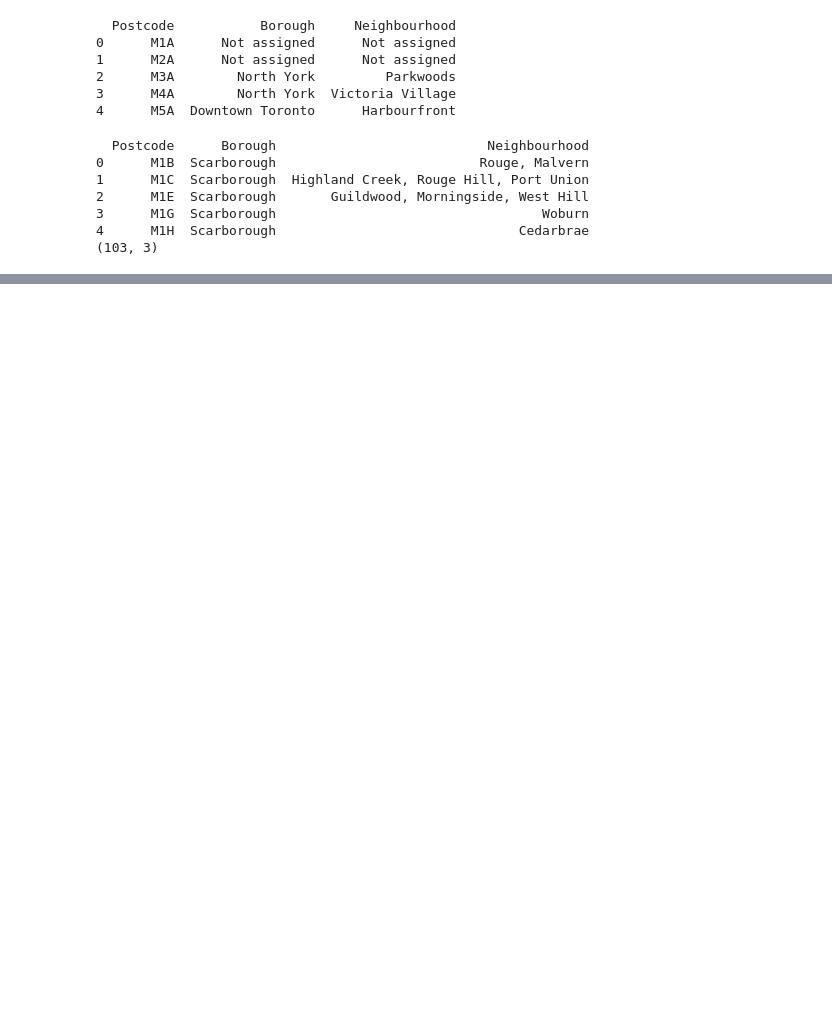
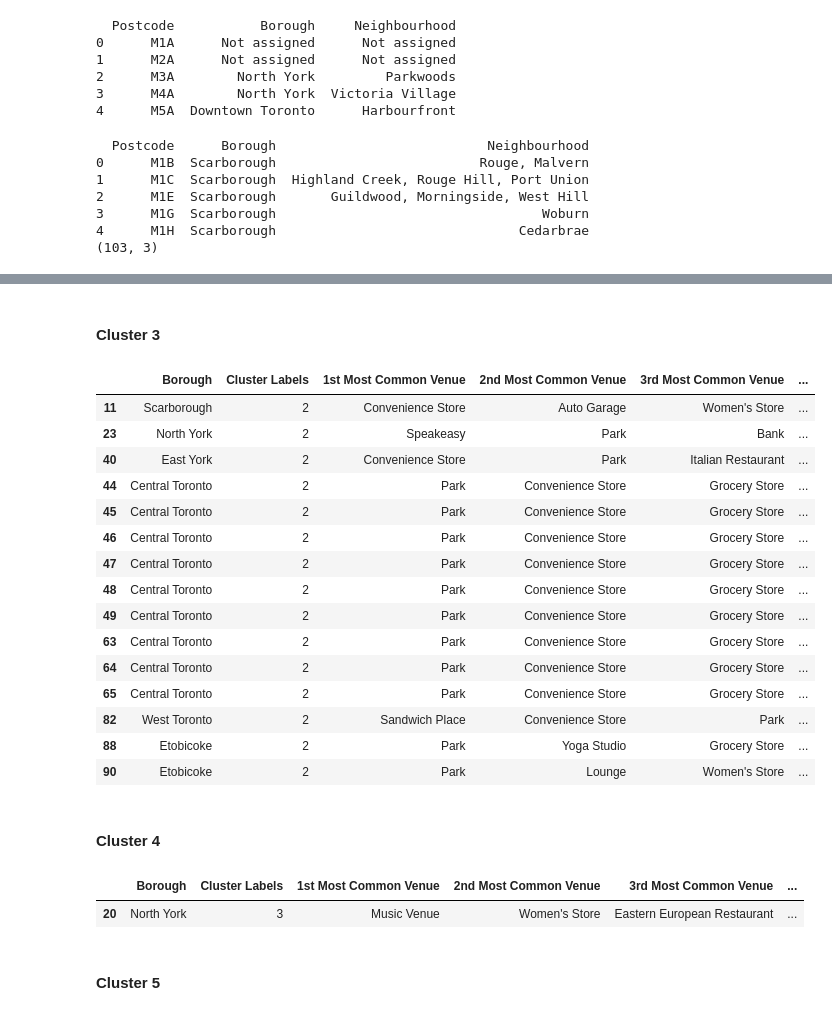
Before and after one commit to Avila27/Coursera_Capstone, a Jupyter notebook: Applied_Data_Science_Notebook.ipynb, the cells around one changed output, grey strips where cells are left out. Saved outputs shown, nothing was run; the diff lists cells and outputs as text; code cells hidden in the pictures; blank space fills up the shorter version.

```diff
--- a/Applied_Data_Science_Notebook.ipynb
+++ b/Applied_Data_Science_Notebook.ipynb
@@ -107,0 +756,30 @@ lat_lng_coords
+# %% [markdown]
+#### Cluster 3
+# %%
+toronto_merged.loc[toronto_merged['Cluster Labels'] == 2, toronto_merged.columns[[1] + list(range(5, toronto_merged.shape[1]))]]
+# %% [output]
+|  | Borough | Cluster Labels | 1st Most Common Venue | 2nd Most Common Venue | 3rd Most Common Venue | ... |
+| 11 | Scarborough | 2 | Convenience Store | Auto Garage | Women's Store | ... |
+| 23 | North York | 2 | Speakeasy | Park | Bank | ... |
+| 40 | East York | 2 | Convenience Store | Park | Italian Restaurant | ... |
+| 44 | Central Toronto | 2 | Park | Convenience Store | Grocery Store | ... |
+| 45 | Central Toronto | 2 | Park | Convenience Store | Grocery Store | ... |
+| 46 | Central Toronto | 2 | Park | Convenience Store | Grocery Store | ... |
+| 47 | Central Toronto | 2 | Park | Convenience Store | Grocery Store | ... |
+| 48 | Central Toronto | 2 | Park | Convenience Store | Grocery Store | ... |
+| 49 | Central Toronto | 2 | Park | Convenience Store | Grocery Store | ... |
+| 63 | Central Toronto | 2 | Park | Convenience Store | Grocery Store | ... |
+| 64 | Central Toronto | 2 | Park | Convenience Store | Grocery Store | ... |
+| 65 | Central Toronto | 2 | Park | Convenience Store | Grocery Store | ... |
+| 82 | West Toronto | 2 | Sandwich Place | Convenience Store | Park | ... |
+| 88 | Etobicoke | 2 | Park | Yoga Studio | Grocery Store | ... |
+| 90 | Etobicoke | 2 | Park | Lounge | Women's Store | ... |
+# %% [markdown]
+#### Cluster 4
+# %%
+toronto_merged.loc[toronto_merged['Cluster Labels'] == 3, toronto_merged.columns[[1] + list(range(5, toronto_merged.shape[1]))]]
+# %% [output]
+|  | Borough | Cluster Labels | 1st Most Common Venue | 2nd Most Common Venue | 3rd Most Common Venue | ... |
+| 20 | North York | 3 | Music Venue | Women's Store | Eastern European Restaurant | ... |
+# %% [markdown]
+#### Cluster 5
```
Also changed, not shown: parts of 82 cells of this notebook.
